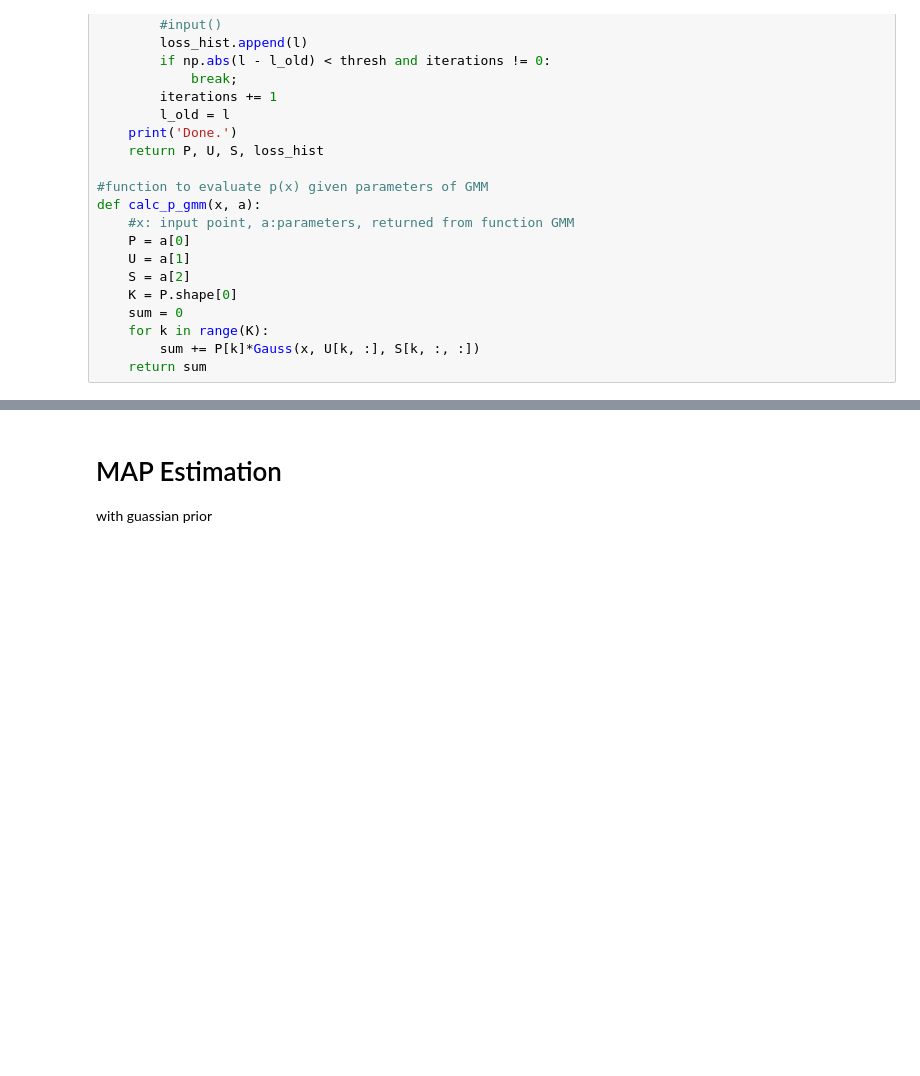
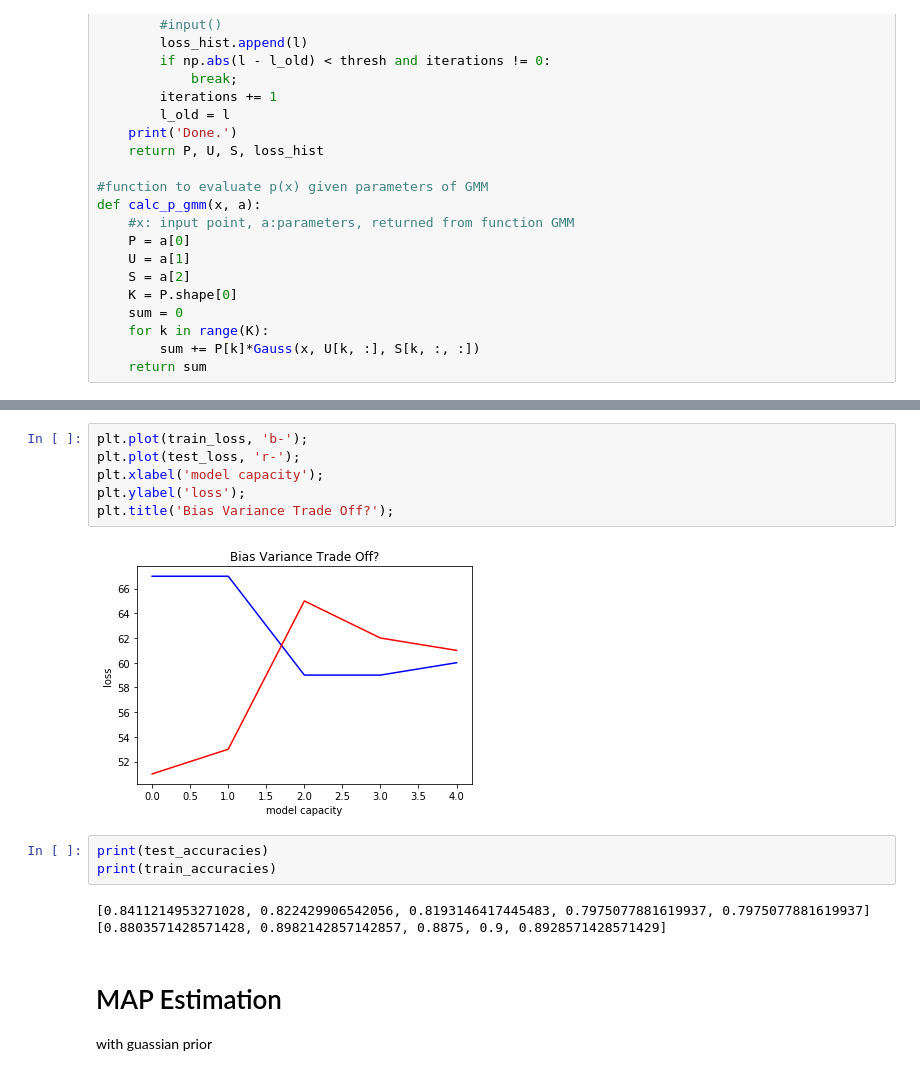
Before and after one commit to varundesai10/ELL409_Assignment1, a Jupyter notebook: question1.ipynb, the cells around one changed output, grey strips where cells are left out. Saved outputs shown, nothing was run; the diff lists cells and outputs as text; blank space fills up the shorter version.

```diff
--- a/question1.ipynb
+++ b/question1.ipynb
@@ -368,3 +389,17 @@ plt.title('Bias Variance Trade Off?');
+# %%
+plt.plot(train_loss, 'b-');
+plt.plot(test_loss, 'r-');
+plt.xlabel('model capacity');
+plt.ylabel('loss');
+plt.title('Bias Variance Trade Off?');
+# %% [output]
+[figure, added]
+# %%
+print(test_accuracies)
+print(train_accuracies)
+# %% [output]
+[0.8411214953271028, 0.822429906542056, 0.8193146417445483, 0.7975077881619937, 0.7975077881619937]
+[0.8803571428571428, 0.8982142857142857, 0.8875, 0.9, 0.8928571428571429]
 # %% [markdown]
 # MAP Estimation
 with guassian prior
```
Also changed, not shown: parts of 13 cells of this notebook.
